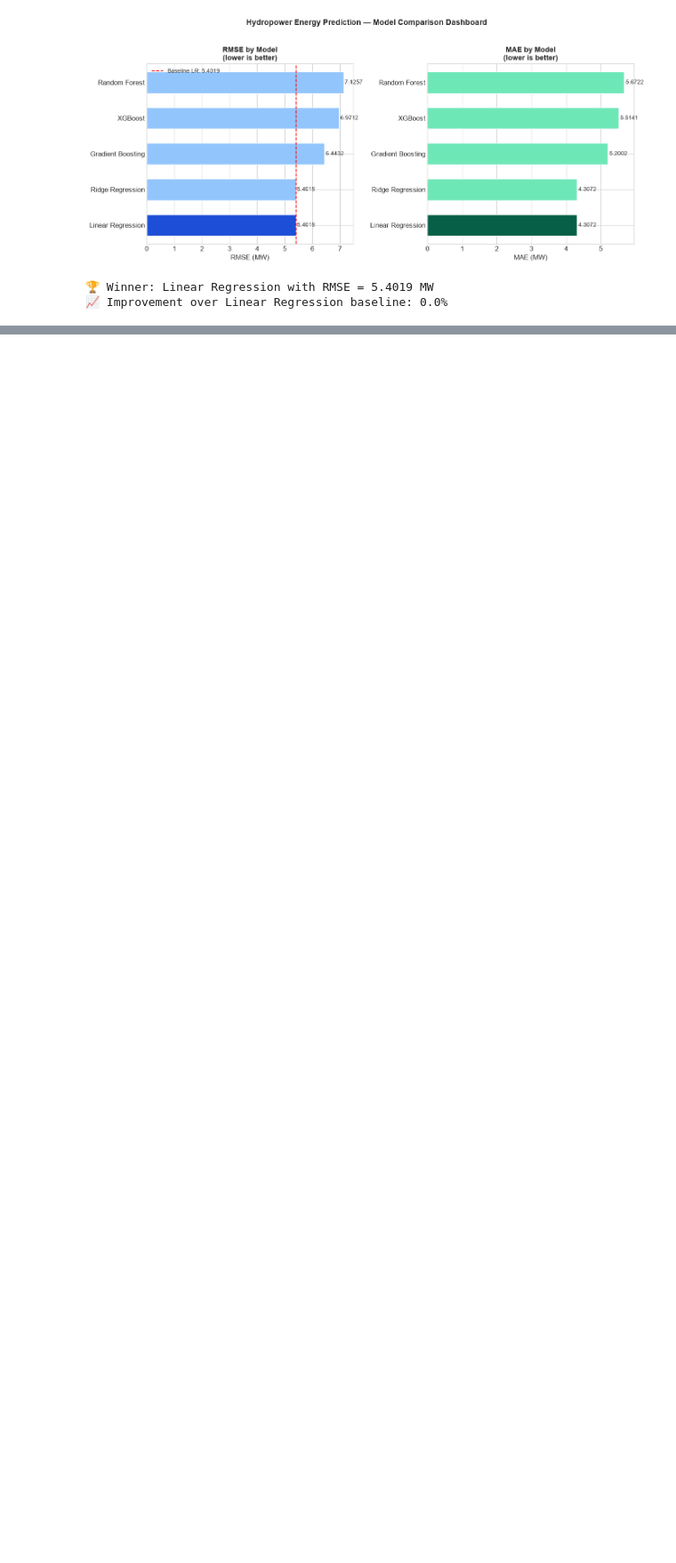
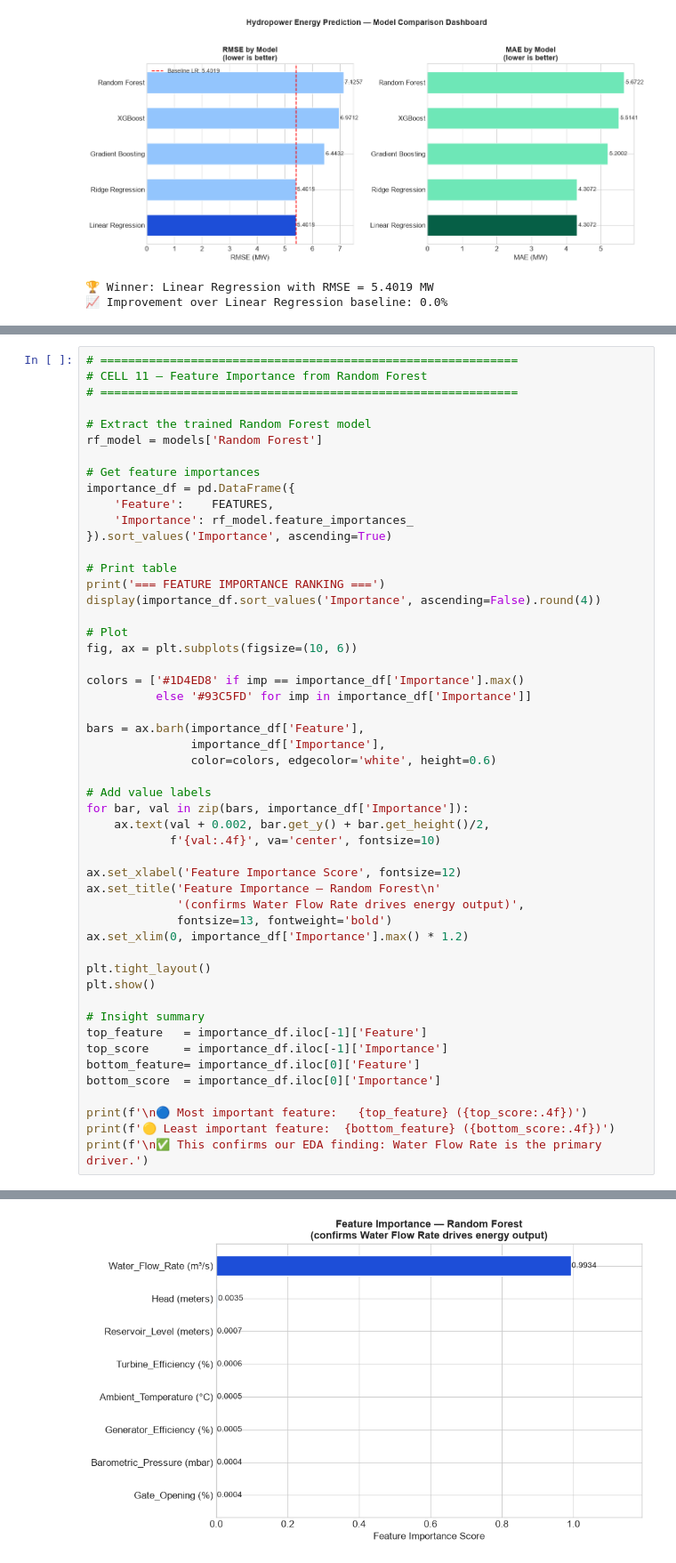
Before and after one commit to kallzth/hydropower-energy-prediction, a Jupyter notebook: hydropower_energy_prediction.ipynb, the cells around one changed output, grey strips where cells are left out. Shown at 89% size. Drawn from its saved outputs; the diff is of its cells as text; blank space fills up the shorter version.

Commit message:
feat: add feature importance analysis — RF confirms Water Flow Rate as top driver

```diff
--- a/hydropower_energy_prediction.ipynb
+++ b/hydropower_energy_prediction.ipynb
@@ -609,0 +616,52 @@ print(f'📈 Improvement over Linear Regression baseline: {improvement:.1f}%')
+# %%
+# ============================================================
+# CELL 11 — Feature Importance from Random Forest
+# ============================================================
+
+# Extract the trained Random Forest model
+rf_model = models['Random Forest']
+
+# Get feature importances
+importance_df = pd.DataFrame({
+    'Feature':    FEATURES,
+    'Importance': rf_model.feature_importances_
+}).sort_values('Importance', ascending=True)
+
+# Print table
+print('=== FEATURE IMPORTANCE RANKING ===')
+display(importance_df.sort_values('Importance', ascending=False).round(4))
+
+# Plot
+fig, ax = plt.subplots(figsize=(10, 6))
+
+colors = ['#1D4ED8' if imp == importance_df['Importance'].max()
+          else '#93C5FD' for imp in importance_df['Importance']]
+
+bars = ax.barh(importance_df['Feature'],
+               importance_df['Importance'],
+               color=colors, edgecolor='white', height=0.6)
+
+# Add value labels
+for bar, val in zip(bars, importance_df['Importance']):
+    ax.text(val + 0.002, bar.get_y() + bar.get_height()/2,
+            f'{val:.4f}', va='center', fontsize=10)
+
+ax.set_xlabel('Feature Importance Score', fontsize=12)
+ax.set_title('Feature Importance — Random Forest\n'
+             '(confirms Water Flow Rate drives energy output)',
+             fontsize=13, fontweight='bold')
+ax.set_xlim(0, importance_df['Importance'].max() * 1.2)
+
+plt.tight_layout()
+plt.show()
+
+# Insight summary
+top_feature   = importance_df.iloc[-1]['Feature']
+top_score     = importance_df.iloc[-1]['Importance']
+bottom_feature= importance_df.iloc[0]['Feature']
+bottom_score  = importance_df.iloc[0]['Importance']
+
+print(f'\n🔵 Most important feature:   {top_feature} ({top_score:.4f})')
+print(f'🟡 Least important feature:  {bottom_feature} ({bottom_score:.4f})')
+print(f'\n✅ This confirms our EDA finding: Water Flow Rate is the primary driver.')
+# %% [output]
@@ -609,0 +678 @@ print(f'📈 Improvement over Linear Regression baseline: {improvement:.1f}%')
+[figure, added]
```
Also changed, not shown: parts of 4 cells of this notebook.
